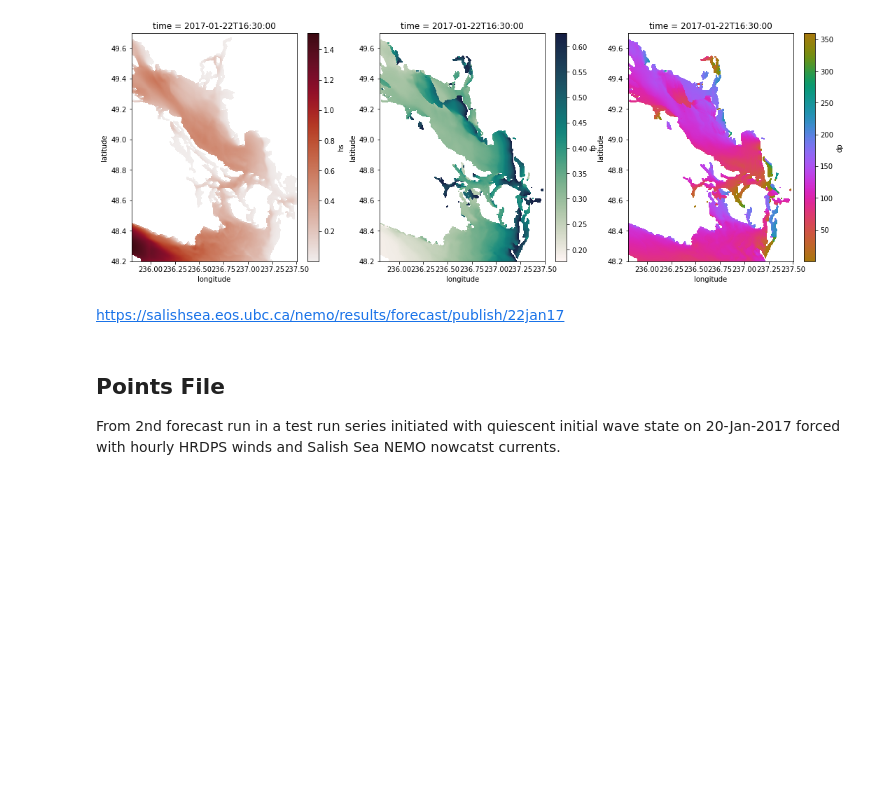
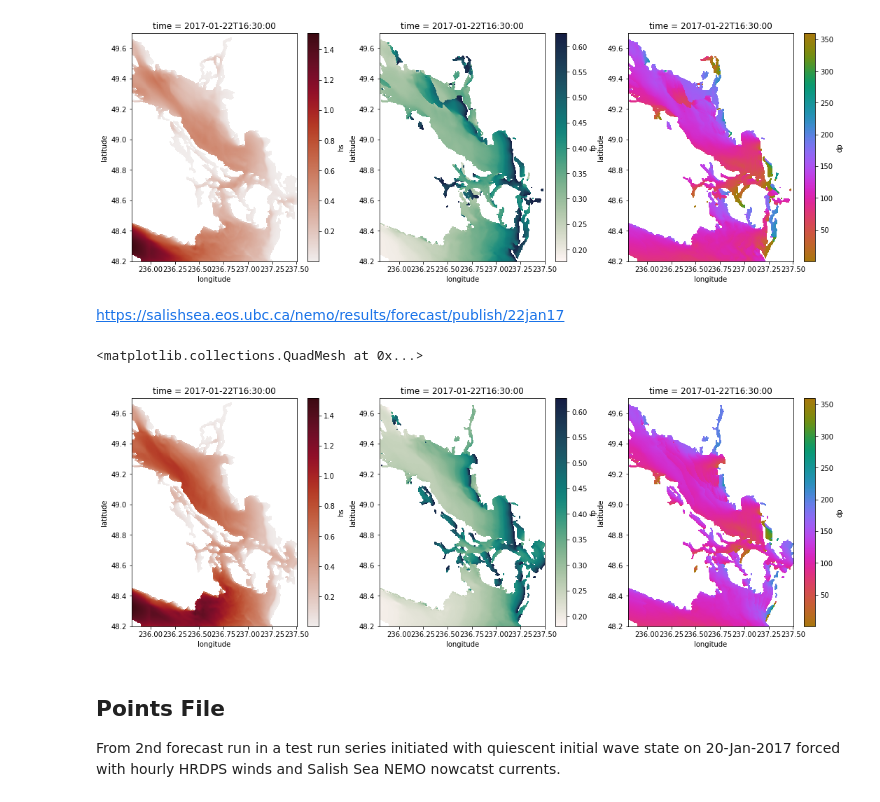
Before and after one commit to SalishSeaCast/analysis-doug, a Jupyter notebook: notebooks/SoG-waves/ExploreWW3Results.ipynb, the cells around one changed output. Cells and saved outputs as stored; diff of their text form; code cells hidden in the pictures; blank space fills up the shorter version.

Commit message:
Add results from run w/ make_ww3_wind_file wind forcing.

```diff
--- a/notebooks/SoG-waves/ExploreWW3Results.ipynb
+++ b/notebooks/SoG-waves/ExploreWW3Results.ipynb
@@ -66,6 +66,23 @@ wwf.dp.sel(time=time, longitude=longitude, latitude=latitude).plot(ax=axs[2], cm
 [figure]
 # %% [markdown]
 https://salishsea.eos.ubc.ca/nemo/results/forecast/publish/22jan17
+# %%
+wwf = xr.open_dataset('SoG_ww3_fields_20170121_20170123_ops_wind.nc')
+# %%
+time='2017-01-22 16:30:00'
+longitude=slice(235.8, 237.5)
+latitude=slice(48.2, 49.7)
+
+# Significant wave height, peak frequency, and peak wave direction
+# at high water storm surge warning time at Victoria on 22-Jan-2017
+# https://salishsea.eos.ubc.ca/nemo/results/forecast/publish/22jan17
+fig, axs = plt.subplots(1, 3, figsize=(18, 6))
+wwf.hs.sel(time=time, longitude=longitude, latitude=latitude).plot(ax=axs[0], cmap=cmocean.cm.amp)
+wwf.fp.sel(time=time, longitude=longitude, latitude=latitude).plot(ax=axs[1], cmap=cmocean.cm.tempo)
+wwf.dp.sel(time=time, longitude=longitude, latitude=latitude).plot(ax=axs[2], cmap=cmocean.cm.phase)
+# %% [output]
+<matplotlib.collections.QuadMesh at 0x...>
+[figure, added]
 # %% [markdown]
 ## Points File
 
```
Also changed, not shown: parts of 4 cells of this notebook.
